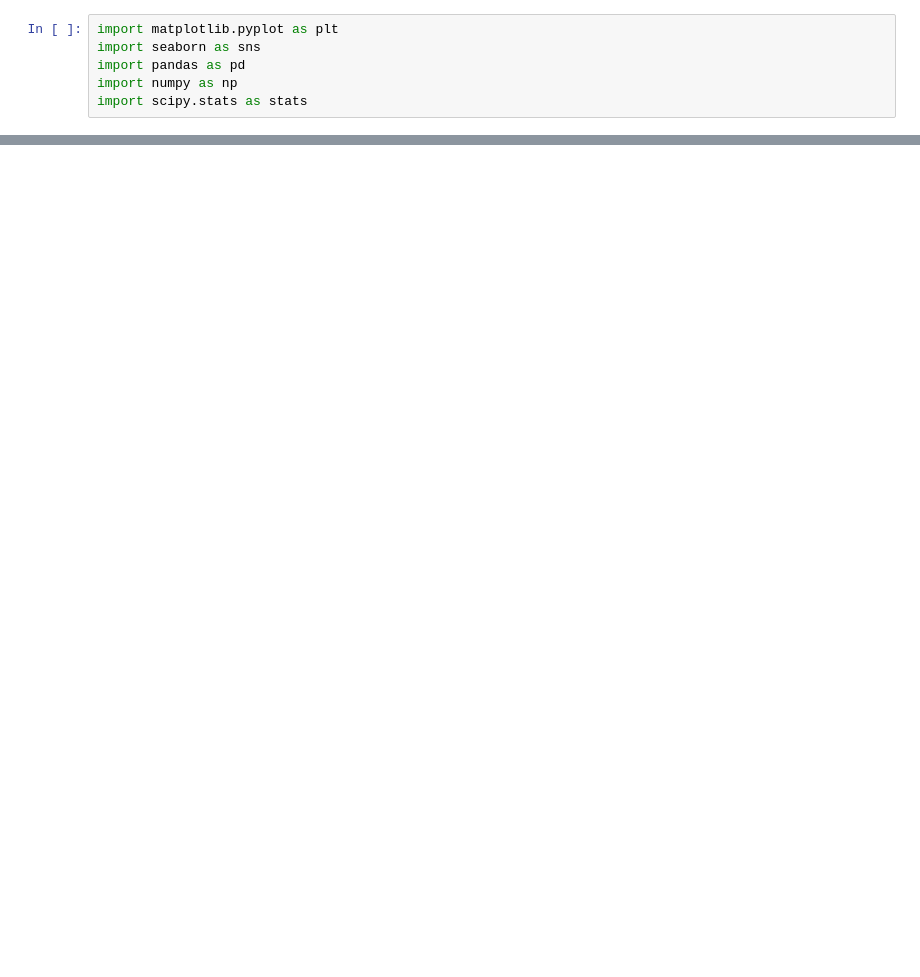
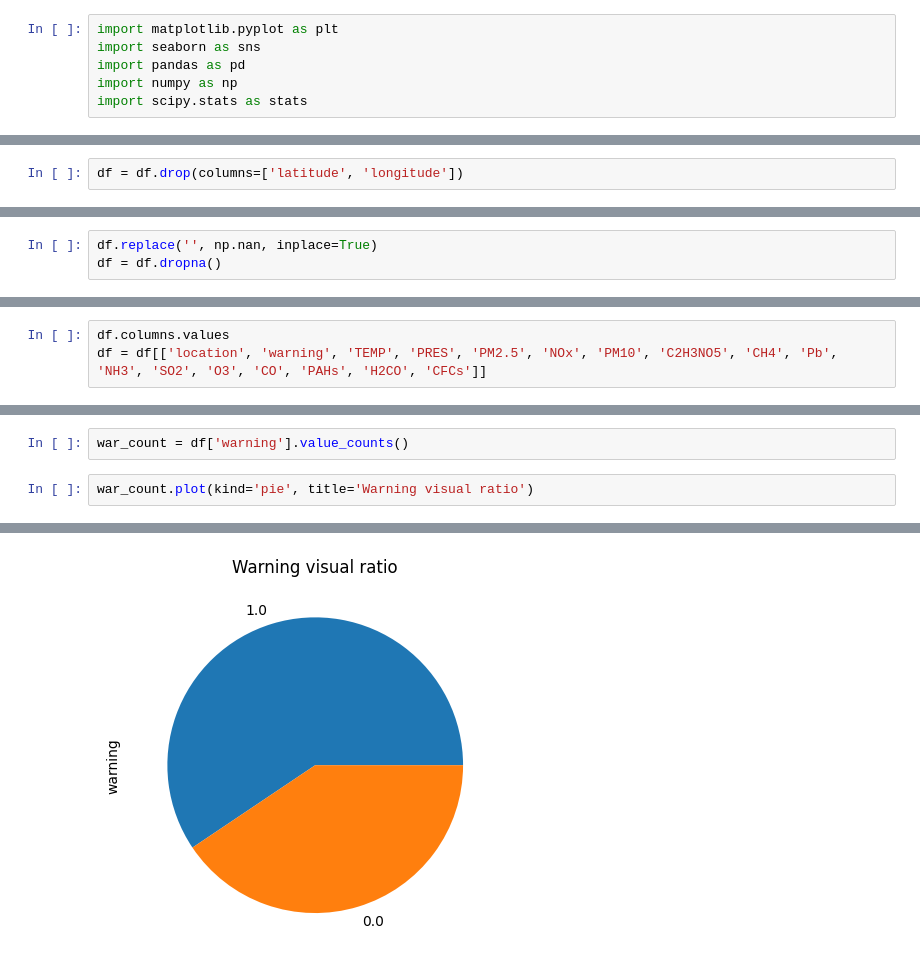
Before and after one commit to Roman-24/IAU-project, a Jupyter notebook: iau_prj_env/bitarovsky_machacova.ipynb, the cells around one changed output, grey strips where cells are left out. Cells and saved outputs as stored; diff of their text form; blank space fills up the shorter version.

```diff
--- a/iau_prj_env/bitarovsky_machacova.ipynb
+++ b/iau_prj_env/bitarovsky_machacova.ipynb
@@ -45,0 +168,2 @@ Merania pocet duplikatov 168
+# %%
+df = df.drop(columns=['latitude', 'longitude'])
@@ -45,0 +172,3 @@ Merania pocet duplikatov 168
+# %%
+df.replace('', np.nan, inplace=True)
+df = df.dropna()
@@ -45,0 +206,3 @@ Merania pocet duplikatov 168
+# %%
+df.columns.values
+df = df[['location', 'warning', 'TEMP', 'PRES', 'PM2.5', 'NOx', 'PM10', 'C2H3NO5', 'CH4', 'Pb', 'NH3', 'SO2', 'O3', 'CO', 'PAHs', 'H2CO', 'CFCs']]
@@ -45,0 +238,5 @@ Merania pocet duplikatov 168
+# %%
+war_count = df['warning'].value_counts()
+# %%
+war_count.plot(kind='pie', title='Warning visual ratio')
+# %% [output]
@@ -45,0 +244 @@ Merania pocet duplikatov 168
+[figure, added]
```
Also changed, not shown: parts of 40 cells of this notebook.
